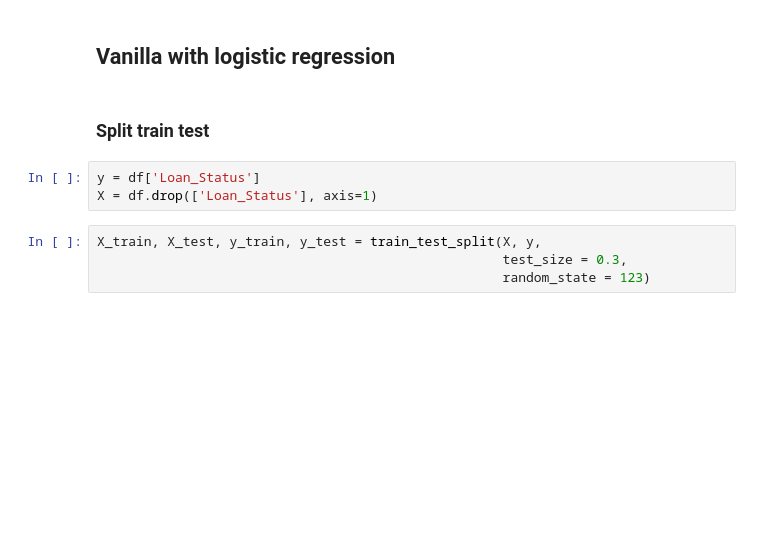
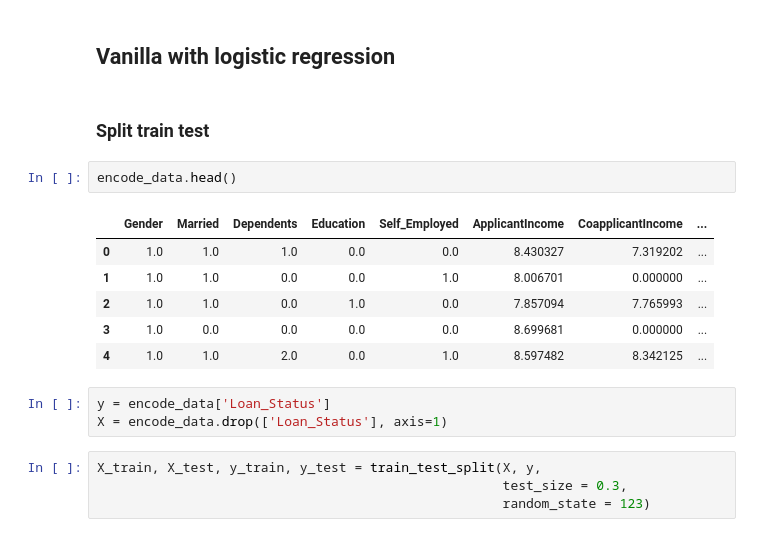
Before and after one commit to RioAbdalla/Home-Loan-Approval-Classification, a Jupyter notebook: Home Loan Approval Classifier.ipynb, the cells around one changed output. Drawn from its saved outputs; the diff is of its cells as text; blank space fills up the shorter version.

```diff
--- a/Home Loan Approval Classifier.ipynb
+++ b/Home Loan Approval Classifier.ipynb
@@ -289,9 +327,18 @@ plt.show()
 ## Vanilla with logistic regression
 # %% [markdown]
 ### Split train test
+# %%
+encode_data.head()
+# %% [output]
+|  | Gender | Married | Dependents | Education | Self_Employed | ApplicantIncome | CoapplicantIncome | ... |
+| 0 | 1.0 | 1.0 | 1.0 | 0.0 | 0.0 | 8.430327 | 7.319202 | ... |
+| 1 | 1.0 | 1.0 | 0.0 | 0.0 | 1.0 | 8.006701 | 0.000000 | ... |
+| 2 | 1.0 | 1.0 | 0.0 | 1.0 | 0.0 | 7.857094 | 7.765993 | ... |
+| 3 | 1.0 | 0.0 | 0.0 | 0.0 | 0.0 | 8.699681 | 0.000000 | ... |
+| 4 | 1.0 | 1.0 | 2.0 | 0.0 | 1.0 | 8.597482 | 8.342125 | ... |
 # %%
-y = df['Loan_Status']
-X = df.drop(['Loan_Status'], axis=1)
+y = encode_data['Loan_Status']
+X = encode_data.drop(['Loan_Status'], axis=1)
 # %%
 X_train, X_test, y_train, y_test = train_test_split(X, y,
                                                     test_size = 0.3,
```
Also changed, not shown: parts of 43 cells of this notebook.
